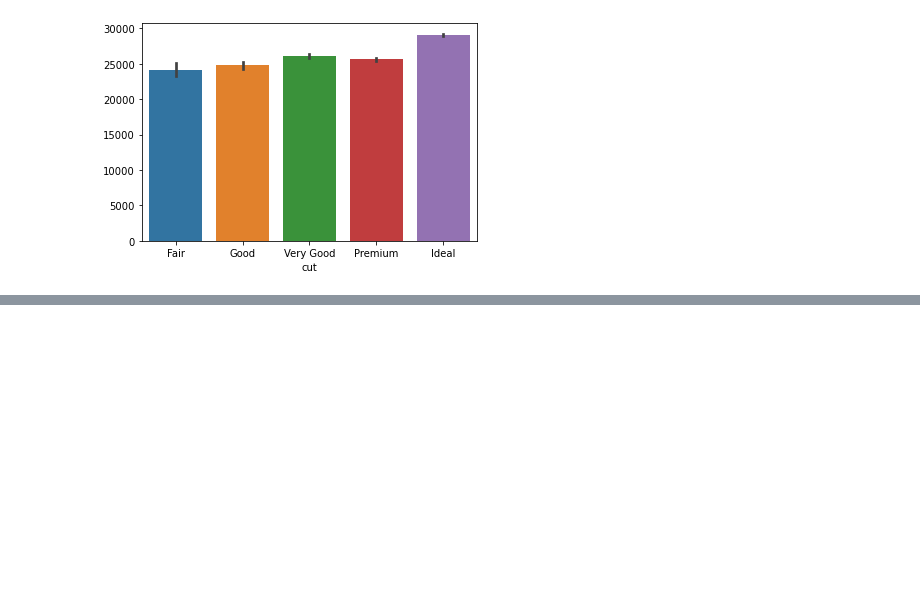
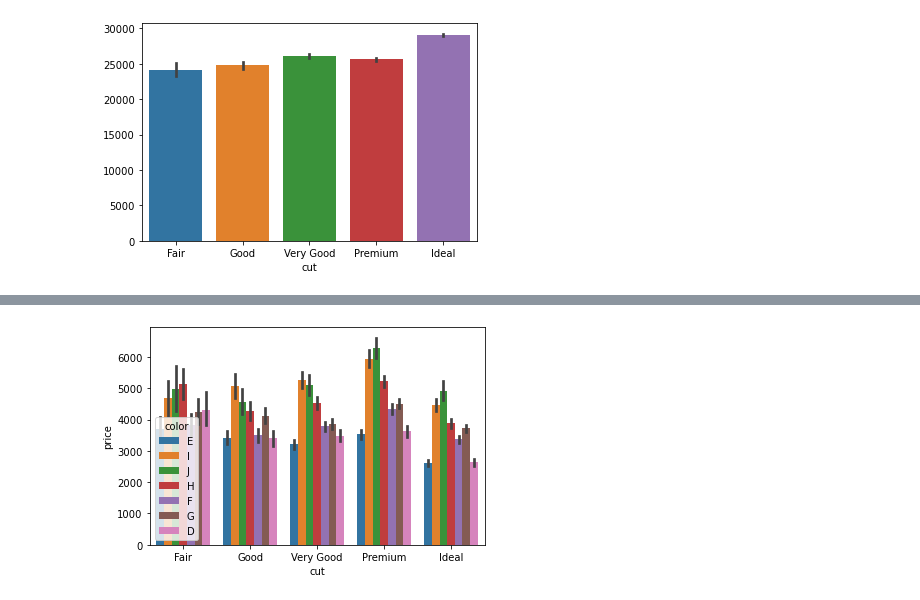
Before and after one commit to tacettinkustu/Data-Analysis, a Jupyter notebook: Data Visualization/data-visualization.ipynb, the cells around one changed output, grey strips where cells are left out. Cells and saved outputs as stored; diff of their text form; code cells hidden in the pictures; blank space fills up the shorter version.

```diff
--- a/Data Visualization/data-visualization.ipynb
+++ b/Data Visualization/data-visualization.ipynb
@@ -428,0 +448,4 @@ sns.barplot(x = "cut", y = df.cut.index, data= df);
+# %%
+sns.barplot(x = "cut", y = "price", hue = "color", data = df);
+# %% [output]
+[figure, added]
```
Also changed, not shown: parts of 11 cells of this notebook.
